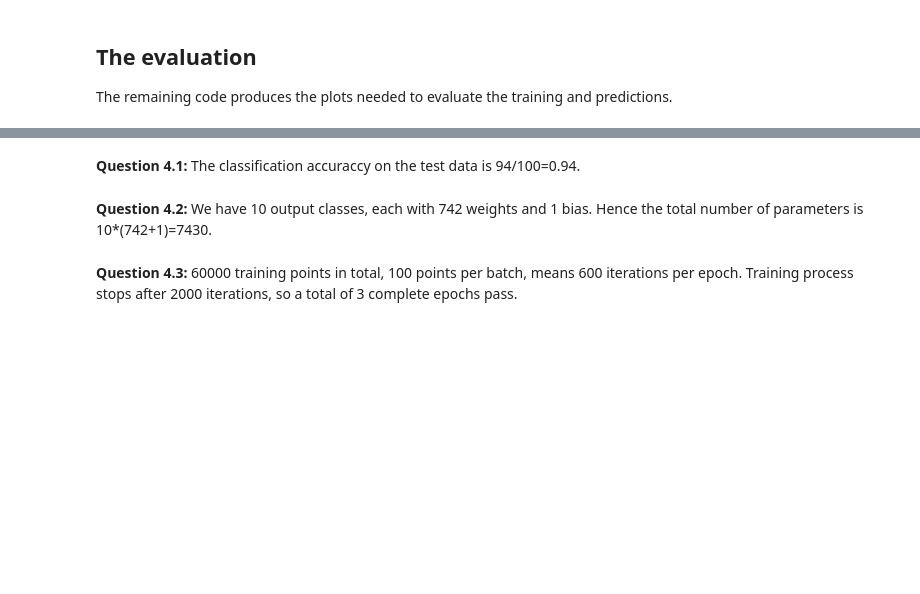
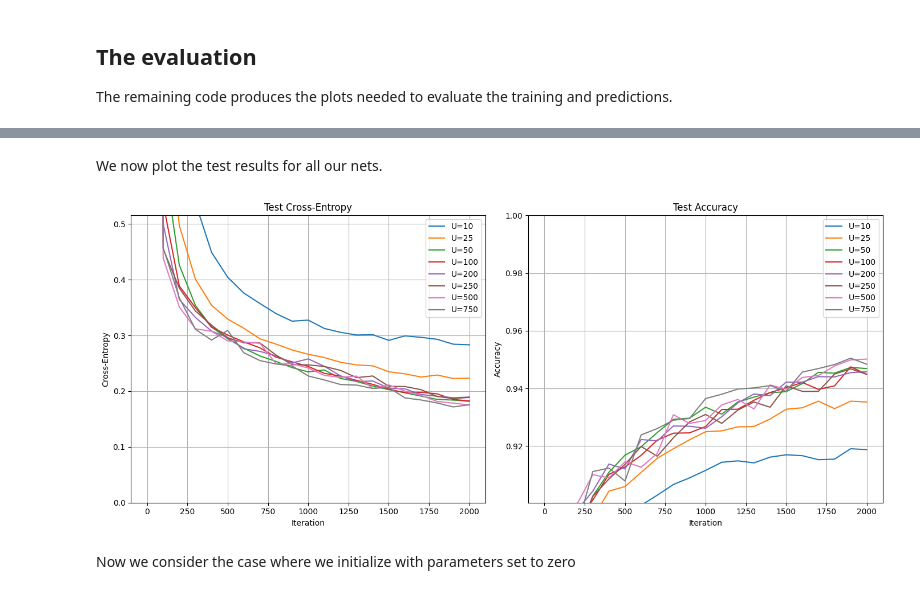
Before and after one commit to maro9450/SML, a Jupyter notebook: lab/mnist_twolayers.ipynb, the cells around one changed output, grey strips where cells are left out. Saved outputs shown, nothing was run; the diff lists cells and outputs as text; code cells hidden in the pictures; blank space fills up the shorter version.

```diff
--- a/lab/mnist_twolayers.ipynb
+++ b/lab/mnist_twolayers.ipynb
@@ -274,6 +280,0 @@ plt.show()
-# %% [markdown]
-**Question 4.1:** The classification accuraccy on the test data is 94/100=0.94.
-# %% [markdown]
-**Question 4.2:** We have 10 output classes, each with 742 weights and 1 bias. Hence the total number of parameters is 10*(742+1)=7430.
-# %% [markdown]
-**Question 4.3:** 60000 training points in total, 100 points per batch, means 600 iterations per epoch. Training process stops after 2000 iterations, so a total of 3 complete epochs pass.
@@ -279,0 +369,38 @@ plt.show()
+# %% [markdown]
+We now plot the test results for all our nets.
+# %%
+# Define the list of U-values to use for the test plots
+U = [10, 25, 50, 100, 200, 250, 500, 750]
+
+# Set up the 1x2 grid of subplots
+fig, axes = plt.subplots(1, 2, figsize=(14, 6))
+
+# 1st Subplot: Cross-Entropy (Test Data)
+for idx, u in enumerate(U):
+    axes[0].plot(df_ent_test['iteration'], df_ent_test[u], label=f'U={u}')
+min_ent_test = min(df_ent_test[U].min())
+axes[0].set_ylim([0, 3 * min_ent_test])
+axes[0].set_xlabel('Iteration')
+axes[0].set_ylabel('Cross-Entropy')
+axes[0].set_title('Test Cross-Entropy')
+axes[0].grid(True)
+axes[0].legend(loc='best')
+
+# 2nd Subplot: Accuracy (Test Data)
+for idx, u in enumerate(U):
+    axes[1].plot(df_acc_test['iteration'], df_acc_test[u], label=f'U={u}')
+final_test_acc = df_acc_test[U].iloc[-1].max()
+axes[1].set_ylim([max(1 - (1 - final_test_acc) * 2, 0), 1])
+axes[1].set_xlabel('Iteration')
+axes[1].set_ylabel('Accuracy')
+axes[1].set_title('Test Accuracy')
+axes[1].grid(True)
+axes[1].legend(loc='best')
+
+# Adjust the layout to make the plots more readable
+plt.tight_layout()
+plt.show()
+# %% [output]
+[figure, added]
+# %% [markdown]
+Now we consider the case where we initialize with parameters set to zero
```
Also changed, not shown: parts of 9 cells of this notebook.
